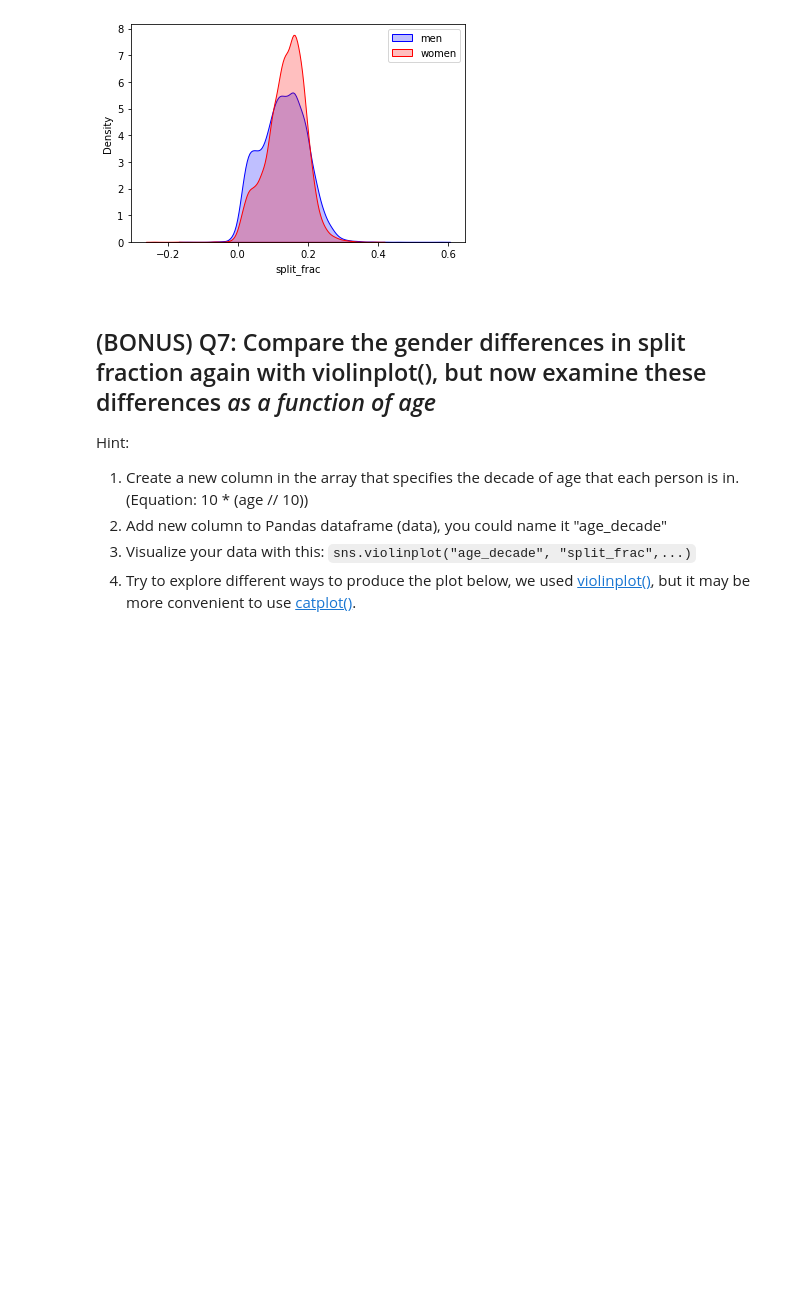
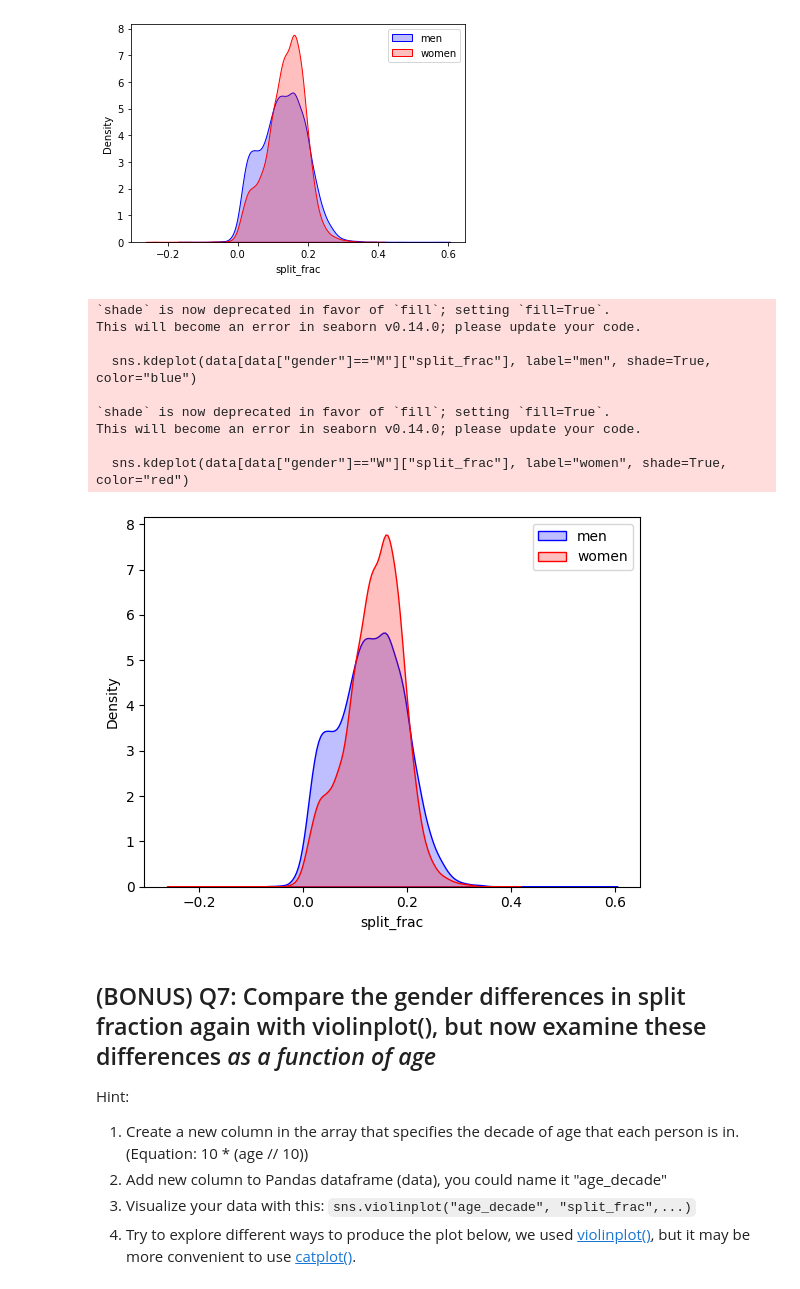
Before and after one commit to David-Soldini/2023_Intro_Python, a Jupyter notebook: ML_EES/IP/W4_S2.ipynb, the cells around one changed output. Saved outputs shown, nothing was run; the diff lists cells and outputs as text; code cells hidden in the pictures; blank space fills up the shorter version.

```diff
--- a/ML_EES/IP/W4_S2.ipynb
+++ b/ML_EES/IP/W4_S2.ipynb
@@ -111,11 +142,22 @@ Hint: You can use `kdeplot()` function in seaborn for this question. Check the s
 ![Unknown-5.png](embedded-picture-1)
 # %%
 # Visualize male split_frac here.
-sns.___________(______________________, label=____, shade=_____,color=__)
+sns.kdeplot(data[data["gender"]=="M"]["split_frac"], label="men", shade=True, color="blue")
 # Visualize female split_frac here.
-sns.____________(______________________, label=______, shade=_____,color=____)
-plt.legend(______)
-plt.xlabel(________);
+sns.kdeplot(data[data["gender"]=="W"]["split_frac"], label="women", shade=True, color="red")
+plt.legend(["men","women"])
+plt.xlabel("split_frac");
+# %% [output]
+`shade` is now deprecated in favor of `fill`; setting `fill=True`.
+This will become an error in seaborn v0.14.0; please update your code.
+
+  sns.kdeplot(data[data["gender"]=="M"]["split_frac"], label="men", shade=True, color="blue")
+
+`shade` is now deprecated in favor of `fill`; setting `fill=True`.
+This will become an error in seaborn v0.14.0; please update your code.
+
+  sns.kdeplot(data[data["gender"]=="W"]["split_frac"], label="women", shade=True, color="red")
+[figure, added]
 # %% [markdown]
 ## (BONUS) Q7: Compare the gender differences in split fraction again with violinplot(), but now examine these differences *as a function of age*
 
```
Also changed, not shown: parts of 11 cells of this notebook.
